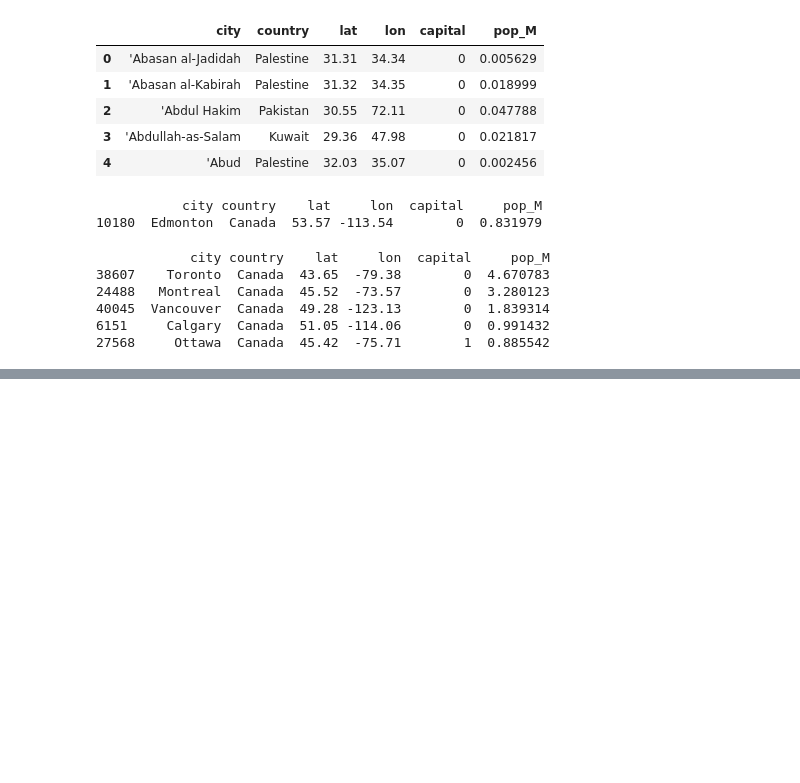
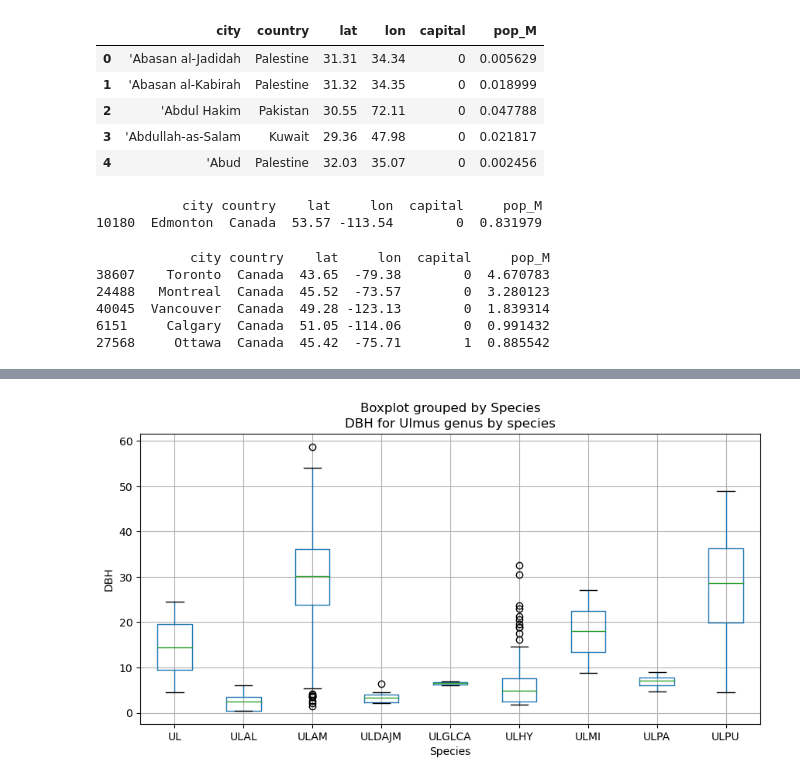
Before and after one commit to Emily408/PY4SA23_Assignment, a Jupyter notebook: Untitled.ipynb, the cells around one changed output, grey strips where cells are left out. Cells and saved outputs as stored; diff of their text form; code cells hidden in the pictures; blank space fills up the shorter version.

```diff
--- a/Untitled.ipynb
+++ b/Untitled.ipynb
@@ -138,0 +169,10 @@ print(largest_cities)
+# %%
+df.boxplot(column="DBH", by="Species", figsize=(10, 5))
+
+plt.xlabel("Species")
+plt.ylabel("DBH")
+plt.title("DBH for Ulmus genus by species")
+
+plt.show()
+# %% [output]
+[figure, added]
```
Also changed, not shown: parts of 7 cells of this notebook.
